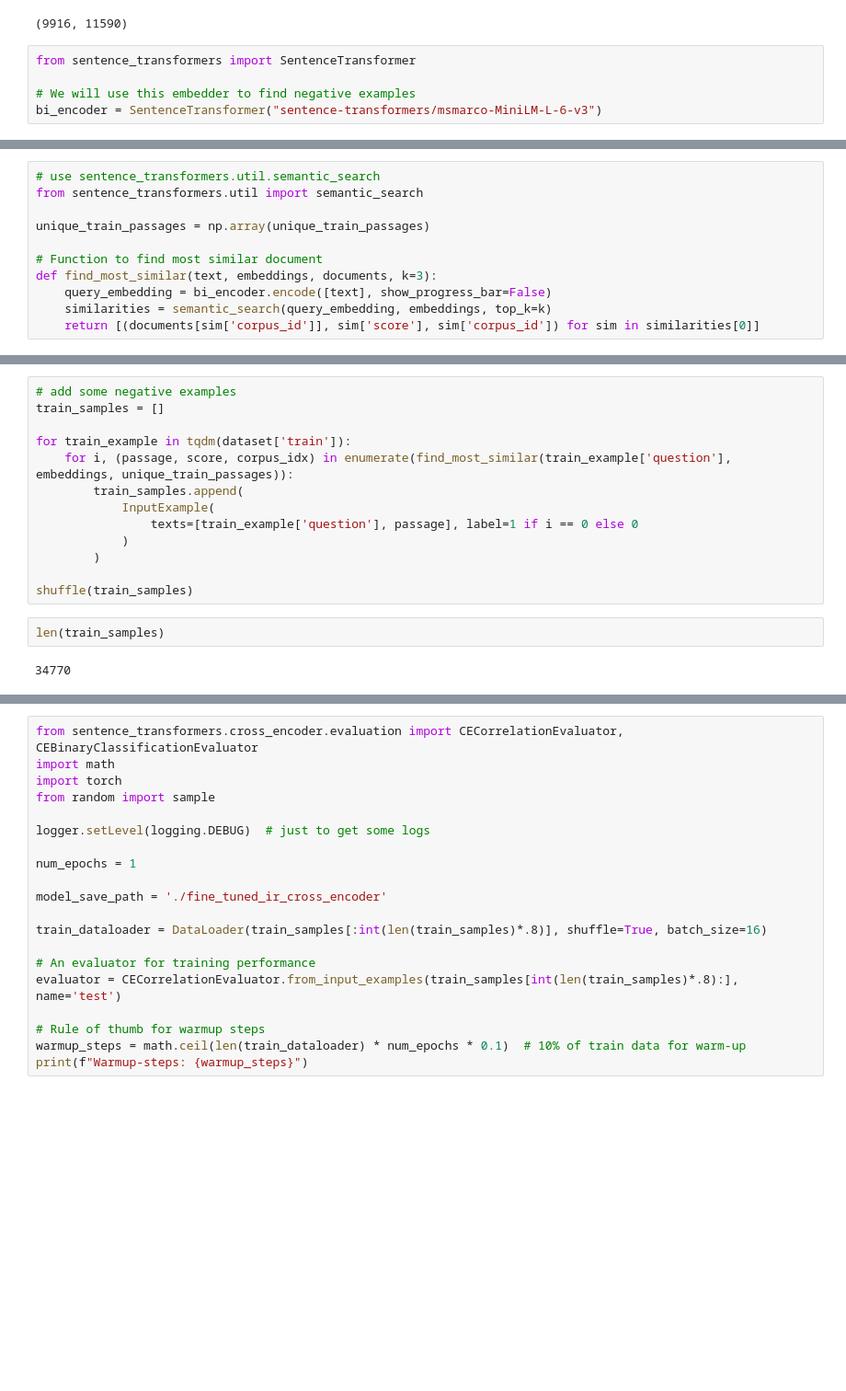
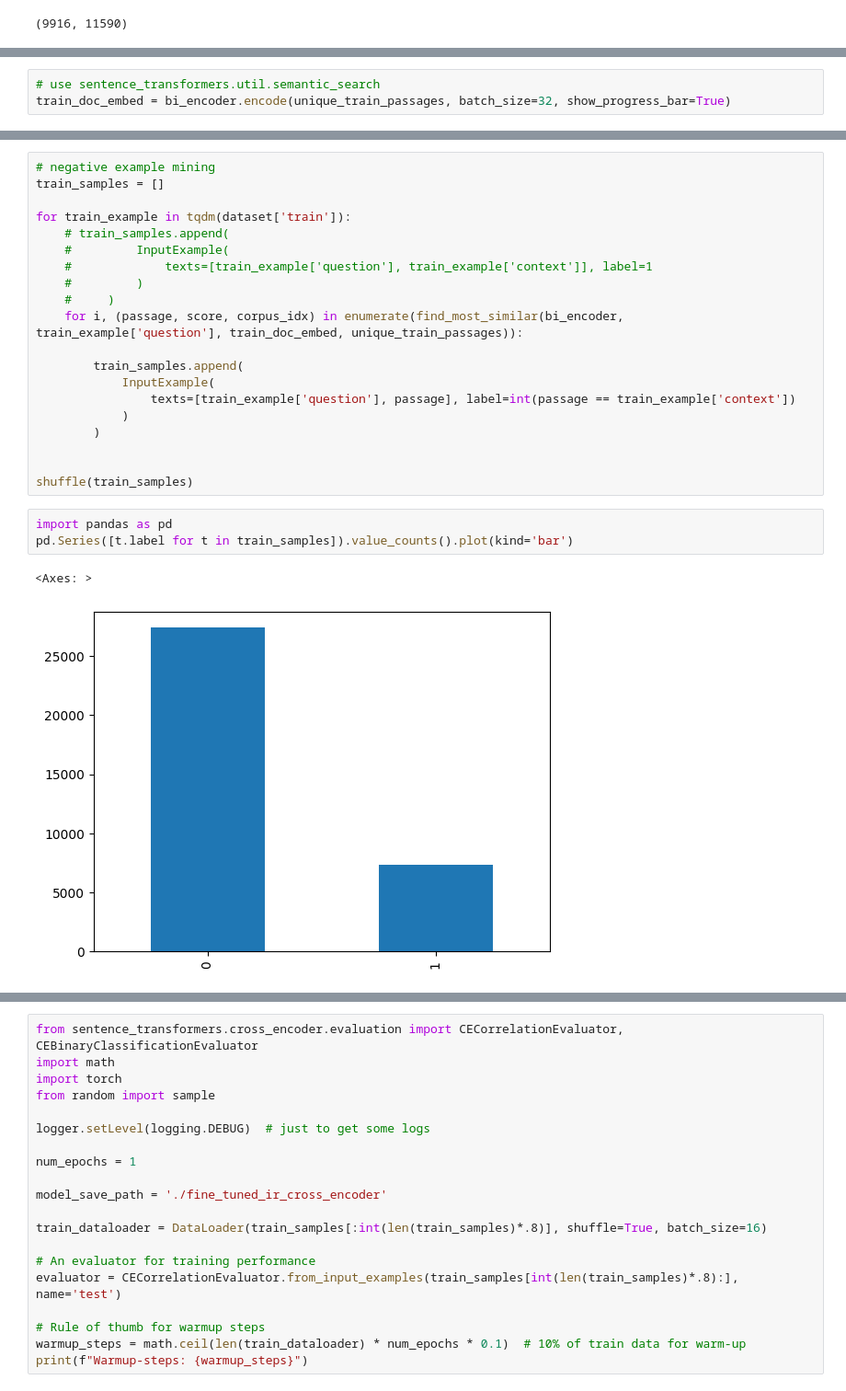
Before and after one commit to sinanuozdemir/quick-start-guide-to-llms, a Jupyter notebook: notebooks/02_semantic_search.ipynb, the cells around one changed output, grey strips where cells are left out. Shown at 92% size. Saved outputs shown, nothing was run; the diff lists cells and outputs as text; blank space fills up the shorter version.

```diff
--- a/notebooks/02_semantic_search.ipynb
+++ b/notebooks/02_semantic_search.ipynb
@@ -614,8 +613,3 @@ unique_train_passages = list(set(dataset['train']['context']))
 len(unique_train_passages), len(dataset['train']['context'])
 # %% [output]
 (9916, 11590)
-# %%
-from sentence_transformers import SentenceTransformer
-
-# We will use this embedder to find negative examples
-bi_encoder = SentenceTransformer("sentence-transformers/msmarco-MiniLM-L-6-v3")
@@ -633,12 +620,4 @@ len(unique_train_passages), embeddings.shape
 # %%
 # use sentence_transformers.util.semantic_search
-from sentence_transformers.util import semantic_search
-
-unique_train_passages = np.array(unique_train_passages)
-
-# Function to find most similar document
-def find_most_similar(text, embeddings, documents, k=3):
-    query_embedding = bi_encoder.encode([text], show_progress_bar=False)
-    similarities = semantic_search(query_embedding, embeddings, top_k=k)
-    return [(documents[sim['corpus_id']], sim['score'], sim['corpus_id']) for sim in similarities[0]]
+train_doc_embed = bi_encoder.encode(unique_train_passages, batch_size=32, show_progress_bar=True)
 # %%
@@ -661,17 +641,26 @@ The ancient Egyptians engaged in trade with their foreign neighbors to obtain ra
 # %%
-# add some negative examples
+# negative example mining
 train_samples = []
 
 for train_example in tqdm(dataset['train']):
-    for i, (passage, score, corpus_idx) in enumerate(find_most_similar(train_example['question'], embeddings, unique_train_passages)):
+    # train_samples.append(
+    #         InputExample(
+    #             texts=[train_example['question'], train_example['context']], label=1
+    #         )
+    #     )
+    for i, (passage, score, corpus_idx) in enumerate(find_most_similar(bi_encoder, train_example['question'], train_doc_embed, unique_train_passages)):
+
         train_samples.append(
             InputExample(
-                texts=[train_example['question'], passage], label=1 if i == 0 else 0
+                texts=[train_example['question'], passage], label=int(passage == train_example['context'])
             )
         )
 
+
 shuffle(train_samples)
 # %%
-len(train_samples)
+import pandas as pd
+pd.Series([t.label for t in train_samples]).value_counts().plot(kind='bar')
 # %% [output]
-34770
+<Axes: >
+[figure, added]
```
Also changed, not shown: parts of 52 cells of this notebook.
